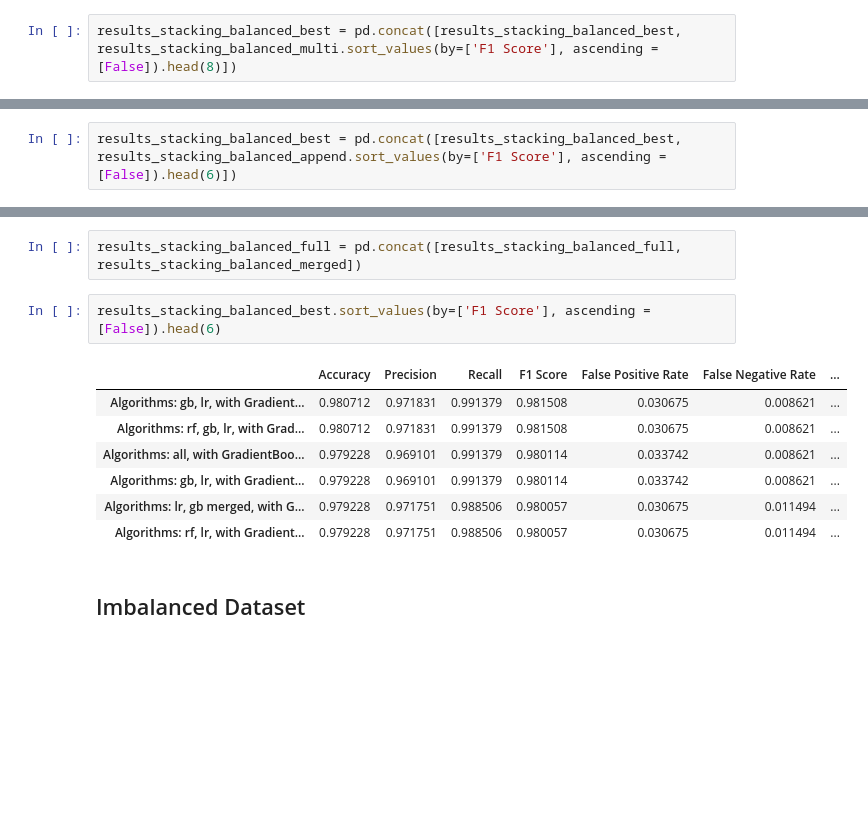
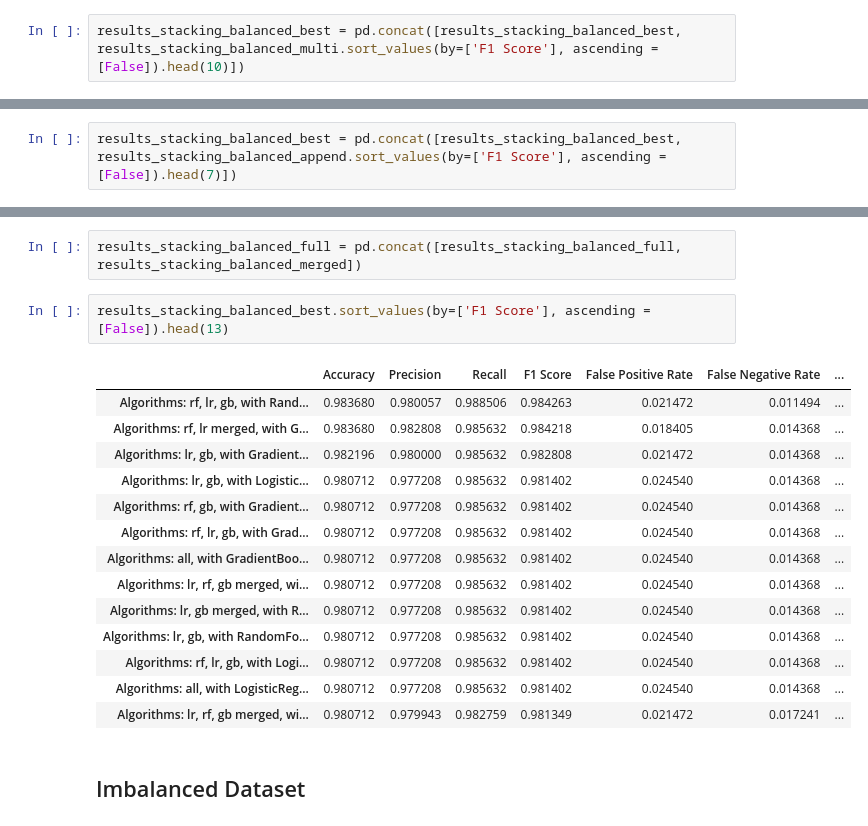
Before and after one commit to liakoyras/thesis-phishing-email-detection, a Jupyter notebook: Style and Content Classification.ipynb, the cells around one changed output, grey strips where cells are left out. Cells and saved outputs as stored; diff of their text form; blank space fills up the shorter version.

```diff
--- a/Style and Content Classification.ipynb
+++ b/Style and Content Classification.ipynb
@@ -401,5 +392,5 @@ The top 8 models will be added to the best model results dataset.
 # %%
-results_stacking_balanced_best = pd.concat([results_stacking_balanced_best, results_stacking_balanced_multi.sort_values(by=['F1 Score'], ascending = [False]).head(8)])
+results_stacking_balanced_best = pd.concat([results_stacking_balanced_best, results_stacking_balanced_multi.sort_values(by=['F1 Score'], ascending = [False]).head(10)])
 # %%
 results_stacking_balanced_full = pd.concat([results_stacking_balanced_full, results_stacking_balanced_multi])
 # %% [markdown]
@@ -503,5 +494,5 @@ The top 6 of these models will be added to the best result dataset, for comparis
 # %%
-results_stacking_balanced_best = pd.concat([results_stacking_balanced_best, results_stacking_balanced_append.sort_values(by=['F1 Score'], ascending = [False]).head(6)])
+results_stacking_balanced_best = pd.concat([results_stacking_balanced_best, results_stacking_balanced_append.sort_values(by=['F1 Score'], ascending = [False]).head(7)])
 # %%
 results_stacking_balanced_full = pd.concat([results_stacking_balanced_full, results_stacking_balanced_append])
 # %% [markdown]
@@ -658,15 +649,22 @@ results_stacking_balanced_best = pd.concat([results_stacking_balanced_best, resu
 # %%
 results_stacking_balanced_full = pd.concat([results_stacking_balanced_full, results_stacking_balanced_merged])
 # %%
-results_stacking_balanced_best.sort_values(by=['F1 Score'], ascending = [False]).head(6)
+results_stacking_balanced_best.sort_values(by=['F1 Score'], ascending = [False]).head(13)
 # %% [output]
 |  | Accuracy | Precision | Recall | F1 Score | False Positive Rate | False Negative Rate | ... |
-| Algorithms: gb, lr, with Gradient... | 0.980712 | 0.971831 | 0.991379 | 0.981508 | 0.030675 | 0.008621 | ... |
-| Algorithms: rf, gb, lr, with Grad... | 0.980712 | 0.971831 | 0.991379 | 0.981508 | 0.030675 | 0.008621 | ... |
-| Algorithms: all, with GradientBoo... | 0.979228 | 0.969101 | 0.991379 | 0.980114 | 0.033742 | 0.008621 | ... |
-| Algorithms: gb, lr, with Gradient... | 0.979228 | 0.969101 | 0.991379 | 0.980114 | 0.033742 | 0.008621 | ... |
-| Algorithms: lr, gb merged, with G... | 0.979228 | 0.971751 | 0.988506 | 0.980057 | 0.030675 | 0.011494 | ... |
-| Algorithms: rf, lr, with Gradient... | 0.979228 | 0.971751 | 0.988506 | 0.980057 | 0.030675 | 0.011494 | ... |
+| Algorithms: rf, lr, gb, with Rand... | 0.983680 | 0.980057 | 0.988506 | 0.984263 | 0.021472 | 0.011494 | ... |
+| Algorithms: rf, lr merged, with G... | 0.983680 | 0.982808 | 0.985632 | 0.984218 | 0.018405 | 0.014368 | ... |
+| Algorithms: lr, gb, with Gradient... | 0.982196 | 0.980000 | 0.985632 | 0.982808 | 0.021472 | 0.014368 | ... |
+| Algorithms: lr, gb, with Logistic... | 0.980712 | 0.977208 | 0.985632 | 0.981402 | 0.024540 | 0.014368 | ... |
+| Algorithms: rf, gb, with Gradient... | 0.980712 | 0.977208 | 0.985632 | 0.981402 | 0.024540 | 0.014368 | ... |
+| Algorithms: rf, lr, gb, with Grad... | 0.980712 | 0.977208 | 0.985632 | 0.981402 | 0.024540 | 0.014368 | ... |
+| Algorithms: all, with GradientBoo... | 0.980712 | 0.977208 | 0.985632 | 0.981402 | 0.024540 | 0.014368 | ... |
+| Algorithms: lr, rf, gb merged, wi... | 0.980712 | 0.977208 | 0.985632 | 0.981402 | 0.024540 | 0.014368 | ... |
+| Algorithms: lr, gb merged, with R... | 0.980712 | 0.977208 | 0.985632 | 0.981402 | 0.024540 | 0.014368 | ... |
+| Algorithms: lr, gb, with RandomFo... | 0.980712 | 0.977208 | 0.985632 | 0.981402 | 0.024540 | 0.014368 | ... |
+| Algorithms: rf, lr, gb, with Logi... | 0.980712 | 0.977208 | 0.985632 | 0.981402 | 0.024540 | 0.014368 | ... |
+| Algorithms: all, with LogisticReg... | 0.980712 | 0.977208 | 0.985632 | 0.981402 | 0.024540 | 0.014368 | ... |
+| Algorithms: lr, rf, gb merged, wi... | 0.980712 | 0.979943 | 0.982759 | 0.981349 | 0.021472 | 0.017241 | ... |
 # %% [markdown]
 ## Imbalanced Dataset
 # %% [markdown]
```
Also changed, not shown: parts of 36 cells of this notebook, 3 other files.
